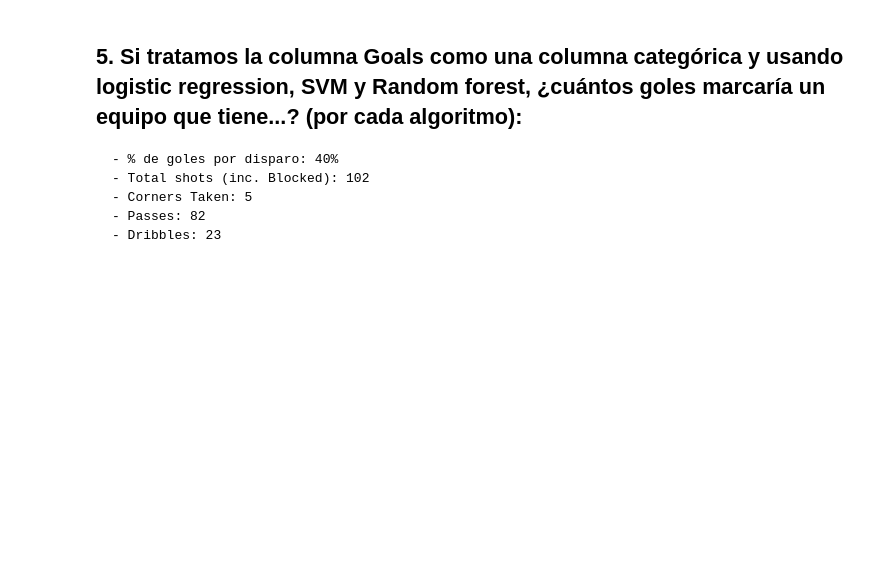
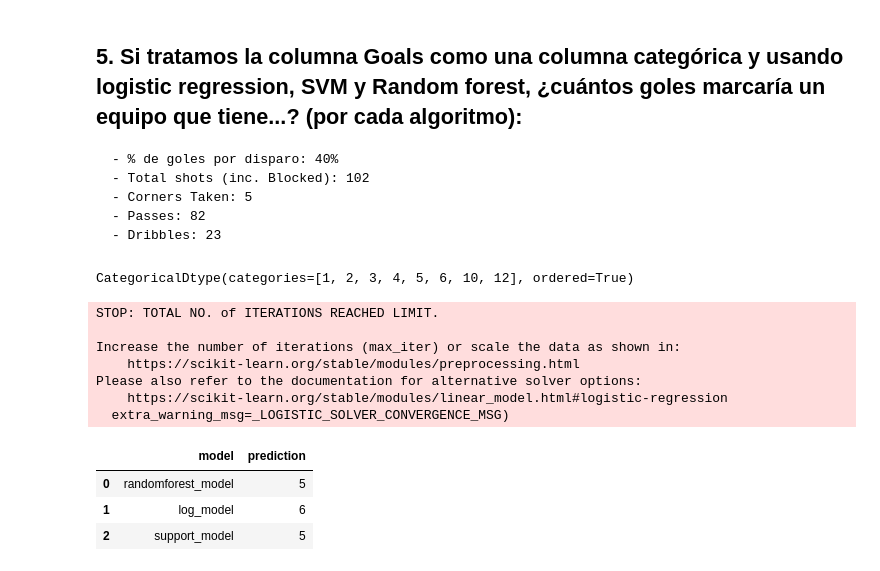
Before and after one commit to rafazamb/DS_PT_ENE21, a Jupyter notebook: 2-Machine_Learning/2.1_Supervised/2.1.6 SVM/2 - football_stats - Solución.ipynb, the cells around one changed output. Drawn from its saved outputs; the diff is of its cells as text; code cells hidden in the pictures; blank space fills up the shorter version.

```diff
--- a/2-Machine_Learning/2.1_Supervised/2.1.6 SVM/2 - football_stats - Solución.ipynb
+++ b/2-Machine_Learning/2.1_Supervised/2.1.6 SVM/2 - football_stats - Solución.ipynb
@@ -150,3 +225,49 @@ Las siguientes columnas presentan una correlación mayor del 95% con cualquier o
     - Corners Taken: 5
     - Passes: 82
     - Dribbles: 23
+# %%
+cat_type = CategoricalDtype(categories=[1,2,3,4,5,6,10,12],
+                            ordered=True)
+
+df.Goals = df.Goals.astype(cat_type)
+# %%
+df.Goals.dtypes
+# %% [output]
+CategoricalDtype(categories=[1, 2, 3, 4, 5, 6, 10, 12], ordered=True)
+# %%
+dictionary_model_class = {"randomforest_model": RandomForestClassifier(),
+                    "log_model": LogisticRegression(),
+                    "support_model": SVC()
+                   }
+
+X = df[['% Goals-to-shots','Total shots (inc. Blocked)','Corners Taken','Passes','Dribbles']]
+y = df.Goals
+# %%
+def train_model_class(dict_model, X, y, X_pred):
+    dict_pred = {"model":[], "prediction":[]}
+
+    for k,v in dict_model.items():
+        v.fit(X, y)
+        y_pred = v.predict(X_pred.reshape(1,-1))
+
+        lista_val = [k, y_pred[0]]
+        for i,e in enumerate(["model", "prediction"]):
+            dict_pred[e].append(lista_val[i])
+
+    return pd.DataFrame(dict_pred)
+# %%
+X_pred = np.array([40.0,102.0,5.0,82.0,23.0])
+# %%
+train_model_class(dict_model=dictionary_model_class, X=X, y=y, X_pred=X_pred)
+# %% [output]
+STOP: TOTAL NO. of ITERATIONS REACHED LIMIT.
+
+Increase the number of iterations (max_iter) or scale the data as shown in:
+    https://scikit-learn.org/stable/modules/preprocessing.html
+Please also refer to the documentation for alternative solver options:
+    https://scikit-learn.org/stable/modules/linear_model.html#logistic-regression
+  extra_warning_msg=_LOGISTIC_SOLVER_CONVERGENCE_MSG)
+|  | model | prediction |
+| 0 | randomforest_model | 5 |
+| 1 | log_model | 6 |
+| 2 | support_model | 5 |
```
Also changed, not shown: parts of 6 cells of this notebook, 9 other files.
